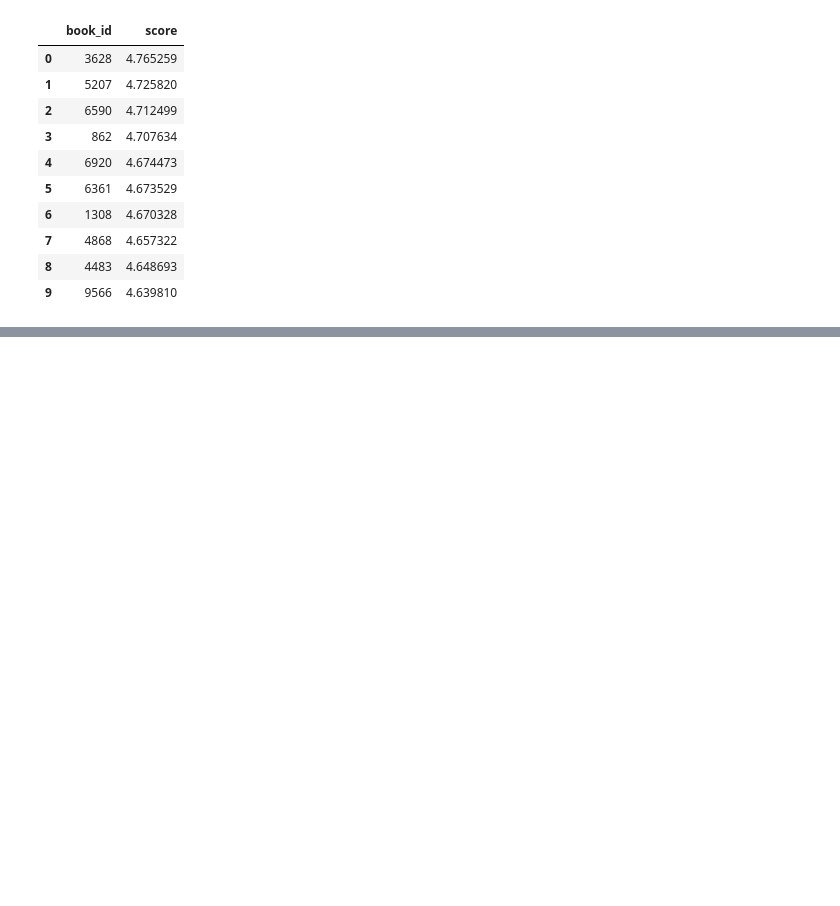
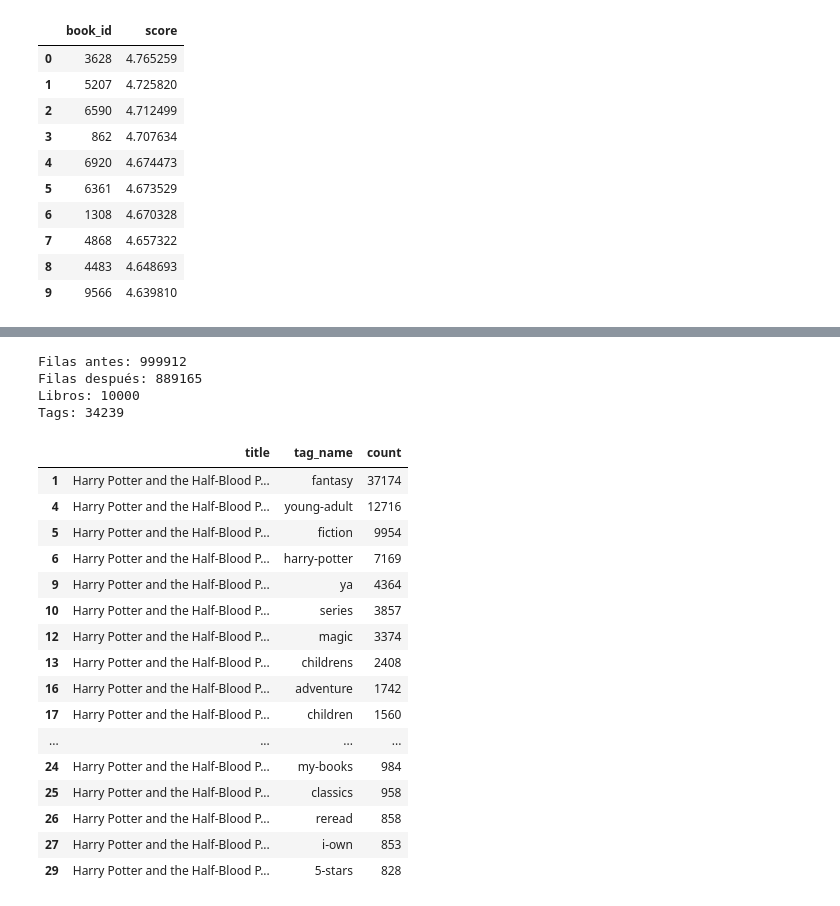
Before and after one commit to lizethbellop/books-music-platform, a Jupyter notebook: backend/recommendations-service/notebooks/01-book-explore.ipynb, the cells around one changed output, grey strips where cells are left out. Saved outputs shown, nothing was run; the diff lists cells and outputs as text; code cells hidden in the pictures; blank space fills up the shorter version.

```diff
--- a/backend/recommendations-service/notebooks/01-book-explore.ipynb
+++ b/backend/recommendations-service/notebooks/01-book-explore.ipynb
@@ -630,0 +805,61 @@ top_recomendaciones
+# %%
+tags_no_contenido = {
+    "to-read",
+    "currently-reading",
+    "favorites",
+    "favourites",
+    "books-i-own",
+    "owned",
+    "owned-books",
+    "re-read",
+    "to-buy",
+    "library",
+    "kindle",
+    "audiobook",
+    "default"
+}
+
+book_features_clean = book_features[
+    ~book_features["tag_name"].isin(tags_no_contenido)
+].copy()
+
+print("Filas antes:", len(book_features))
+print("Filas después:", len(book_features_clean))
+print("Libros:", book_features_clean["id"].nunique())
+print("Tags:", book_features_clean["tag_name"].nunique())
+# %% [output]
+Filas antes: 999912
+Filas después: 889165
+Libros: 10000
+Tags: 34239
+# %%
+ejemplo_libro = (
+    book_features_clean[
+        book_features_clean["goodreads_book_id"] == 1
+    ]
+    .sort_values("count", ascending=False)
+    [
+        ["title", "tag_name", "count"]
+    ]
+    .head(20)
+)
+
+ejemplo_libro
+# %% [output]
+|  | title | tag_name | count |
+| 1 | Harry Potter and the Half-Blood P... | fantasy | 37174 |
+| 4 | Harry Potter and the Half-Blood P... | young-adult | 12716 |
+| 5 | Harry Potter and the Half-Blood P... | fiction | 9954 |
+| 6 | Harry Potter and the Half-Blood P... | harry-potter | 7169 |
+| 9 | Harry Potter and the Half-Blood P... | ya | 4364 |
+| 10 | Harry Potter and the Half-Blood P... | series | 3857 |
+| 12 | Harry Potter and the Half-Blood P... | magic | 3374 |
+| 13 | Harry Potter and the Half-Blood P... | childrens | 2408 |
+| 16 | Harry Potter and the Half-Blood P... | adventure | 1742 |
+| 17 | Harry Potter and the Half-Blood P... | children | 1560 |
+| ... | ... | ... | ... |
+| 24 | Harry Potter and the Half-Blood P... | my-books | 984 |
+| 25 | Harry Potter and the Half-Blood P... | classics | 958 |
+| 26 | Harry Potter and the Half-Blood P... | reread | 858 |
+| 27 | Harry Potter and the Half-Blood P... | i-own | 853 |
+| 29 | Harry Potter and the Half-Blood P... | 5-stars | 828 |
```
Also changed, not shown: parts of 18 cells of this notebook.
